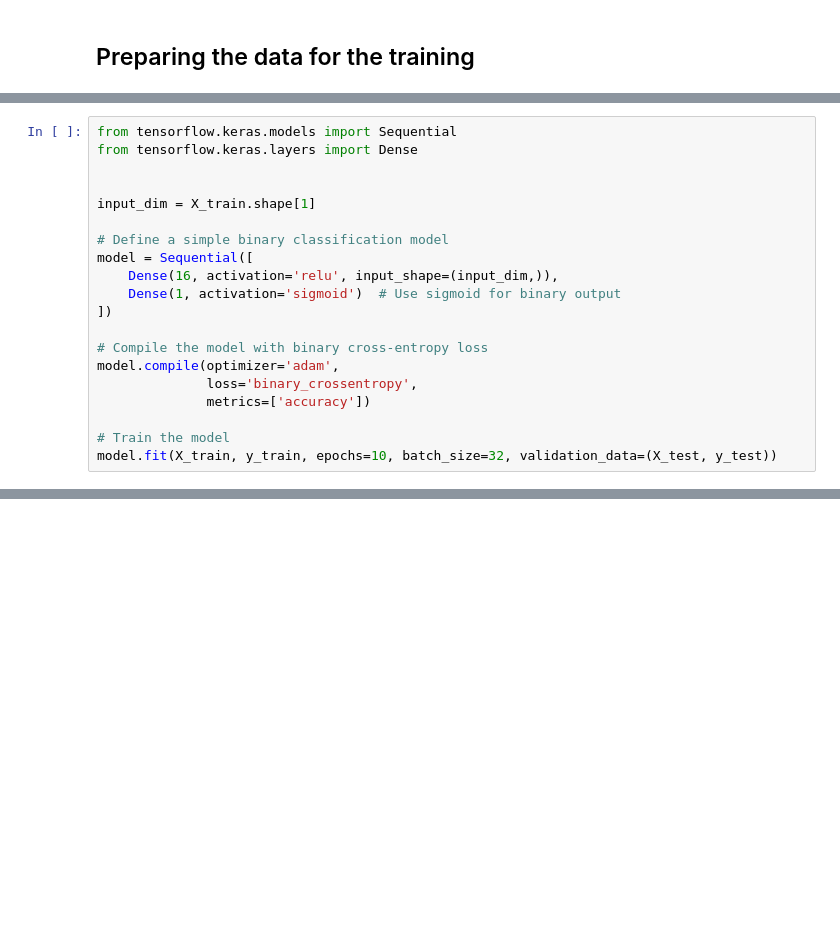
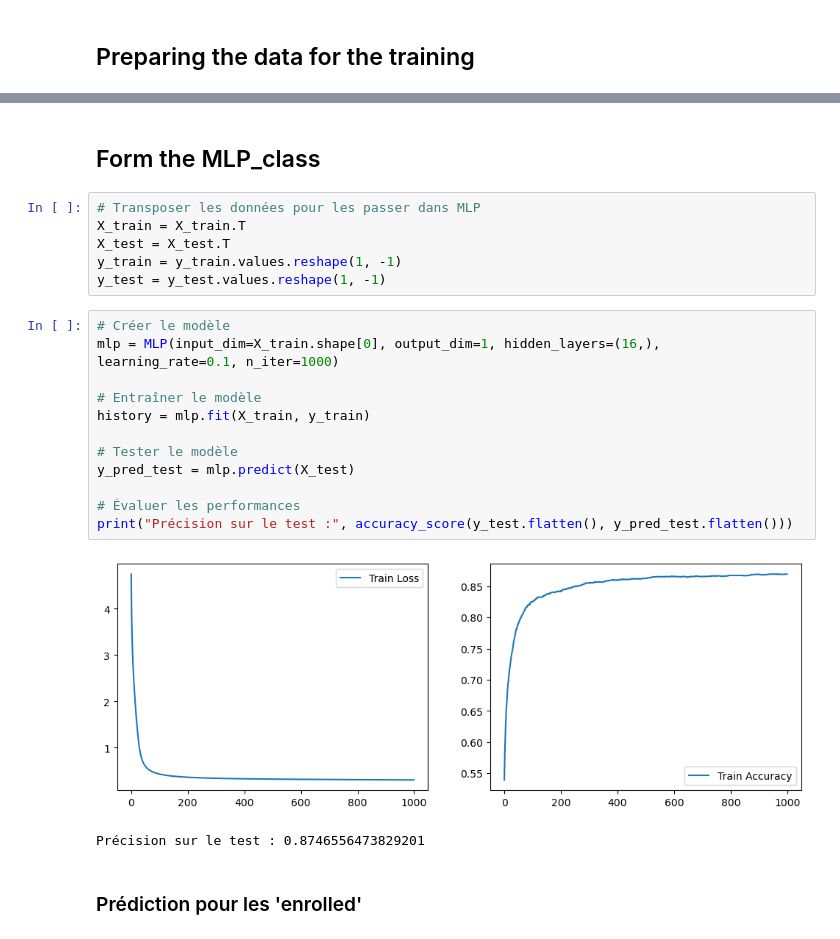
Before and after one commit to Feinst69/ANN-playground, a Jupyter notebook: model_test.ipynb, the cells around one changed output, grey strips where cells are left out. Drawn from its saved outputs; the diff is of its cells as text; blank space fills up the shorter version.

```diff
--- a/model_test.ipynb
+++ b/model_test.ipynb
@@ -134,20 +154,0 @@ Epoch 6/10
-# %%
-from tensorflow.keras.models import Sequential
-from tensorflow.keras.layers import Dense
-
-
-input_dim = X_train.shape[1]
-
-# Define a simple binary classification model
-model = Sequential([
-    Dense(16, activation='relu', input_shape=(input_dim,)),
-    Dense(1, activation='sigmoid')  # Use sigmoid for binary output
-])
-
-# Compile the model with binary cross-entropy loss
-model.compile(optimizer='adam',
-              loss='binary_crossentropy',
-              metrics=['accuracy'])
-
-# Train the model
-model.fit(X_train, y_train, epochs=10, batch_size=32, validation_data=(X_test, y_test))
@@ -196,0 +155,25 @@ array([[9.72785354e-01],
+# %% [markdown]
+## Form the MLP_class
+# %%
+# Transposer les données pour les passer dans MLP
+X_train = X_train.T
+X_test = X_test.T
+y_train = y_train.values.reshape(1, -1)
+y_test = y_test.values.reshape(1, -1)
+# %%
+# Créer le modèle
+mlp = MLP(input_dim=X_train.shape[0], output_dim=1, hidden_layers=(16,), learning_rate=0.1, n_iter=1000)
+
+# Entraîner le modèle
+history = mlp.fit(X_train, y_train)
+
+# Tester le modèle
+y_pred_test = mlp.predict(X_test)
+
+# Évaluer les performances
+print("Précision sur le test :", accuracy_score(y_test.flatten(), y_pred_test.flatten()))
+# %% [output]
+[figure, added]
+Précision sur le test : 0.8746556473829201
+# %% [markdown]
+### Prédiction pour les 'enrolled'
```
Also changed, not shown: parts of 14 cells of this notebook.
